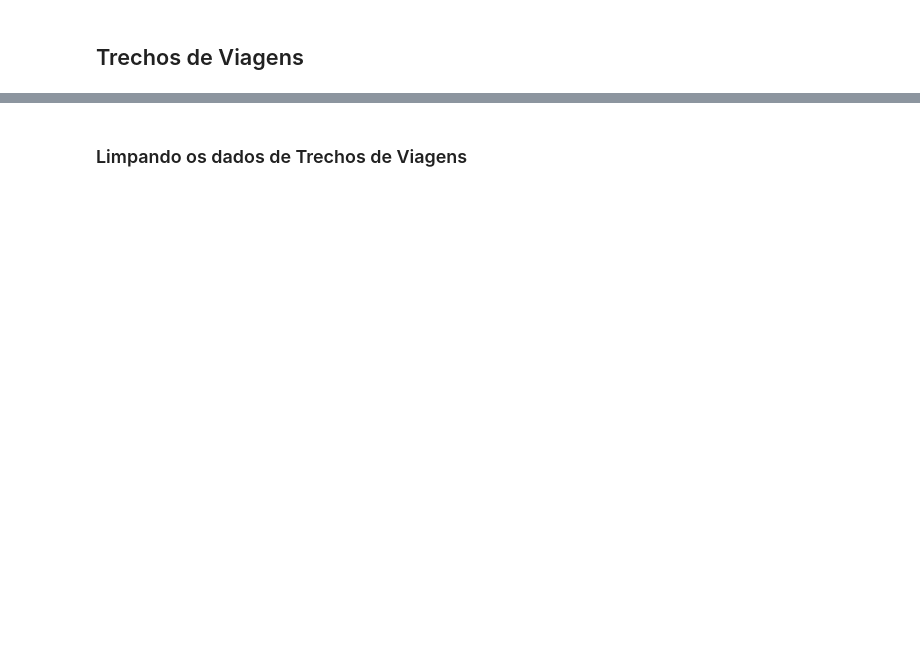
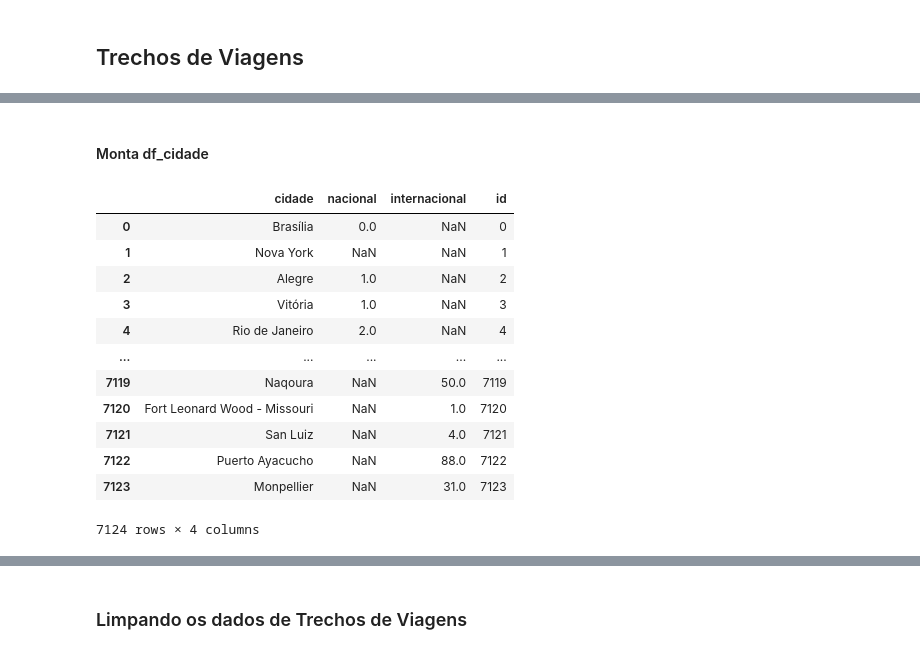
Before and after one commit to gui1080/FundamentosBD, a Jupyter notebook: FBD_Projeto.ipynb, the cells around one changed output, grey strips where cells are left out. Drawn from its saved outputs; the diff is of its cells as text; code cells hidden in the pictures; blank space fills up the shorter version.

```diff
--- a/FBD_Projeto.ipynb
+++ b/FBD_Projeto.ipynb
@@ -281,0 +238,35 @@ for index, row in df_trecho.iterrows():
+# %% [markdown]
+#### Monta df_cidade
+# %%
+# Monta dataframe de cidade
+
+df_cidade = df_trecho[['paisorigem', 'uforigem', 'cidadeorigem']].copy()
+df_cidade.rename(columns={'cidadeorigem' : 'cidade', 'uforigem' : 'uf', 'paisorigem' : 'pais'}, inplace=True)
+df_cidade['nacional'] = df_cidade['uf'].map(dic_uf)
+
+df = df_trecho[['paisdestino', 'ufdestino', 'cidadedestino']].copy()
+df.rename(columns={'cidadedestino' : 'cidade', 'ufdestino' : 'uf', 'paisdestino' : 'pais'}, inplace=True)
+df['internacional'] = df['pais'].map(dic_pais)
+
+df_cidade = pd.concat([df_cidade, df], axis=0)
+df_cidade.dropna(subset=['cidade'], inplace=True)
+df_cidade.drop_duplicates(subset=['cidade'], keep="first", inplace=True)
+df_cidade.reset_index(drop=True, inplace=True)
+df_cidade['id'] = df_cidade.index
+df_cidade.drop(['uf','pais'], axis=1, inplace=True)
+dic_cidade = df_cidade.set_index('cidade')['id'].to_dict()
+df_cidade
+# %% [output]
+|  | cidade | nacional | internacional | id |
+| 0 | Brasília | 0.0 | NaN | 0 |
+| 1 | Nova York | NaN | NaN | 1 |
+| 2 | Alegre | 1.0 | NaN | 2 |
+| 3 | Vitória | 1.0 | NaN | 3 |
+| 4 | Rio de Janeiro | 2.0 | NaN | 4 |
+| ... | ... | ... | ... | ... |
+| 7119 | Naqoura | NaN | 50.0 | 7119 |
+| 7120 | Fort Leonard Wood - Missouri | NaN | 1.0 | 7120 |
+| 7121 | San Luiz | NaN | 4.0 | 7121 |
+| 7122 | Puerto Ayacucho | NaN | 88.0 | 7122 |
+| 7123 | Monpellier | NaN | 31.0 | 7123 |
+7124 rows × 4 columns
```
Also changed, not shown: parts of 25 cells of this notebook, 1 other file.
